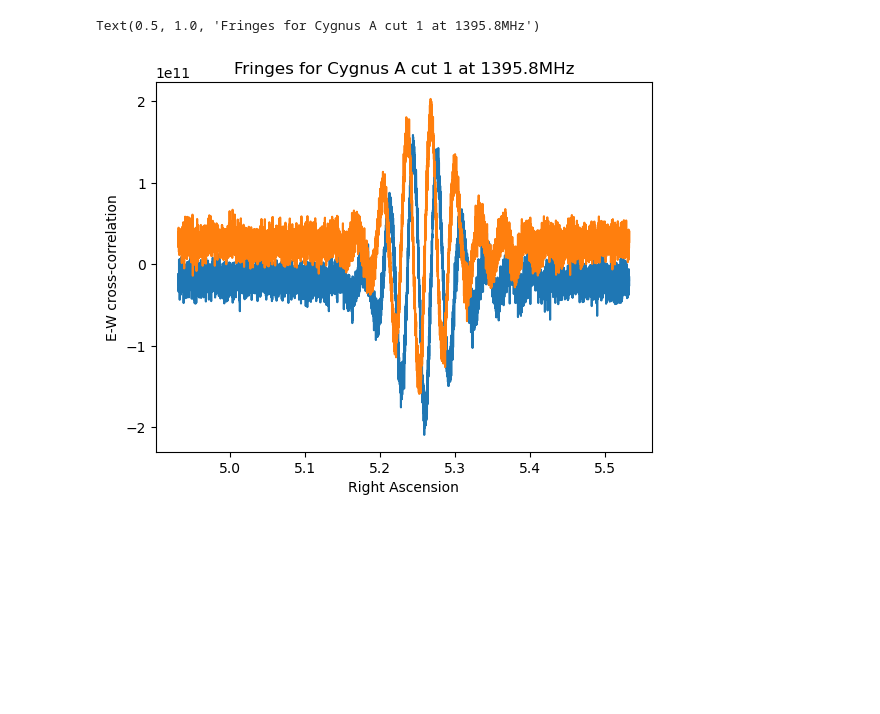
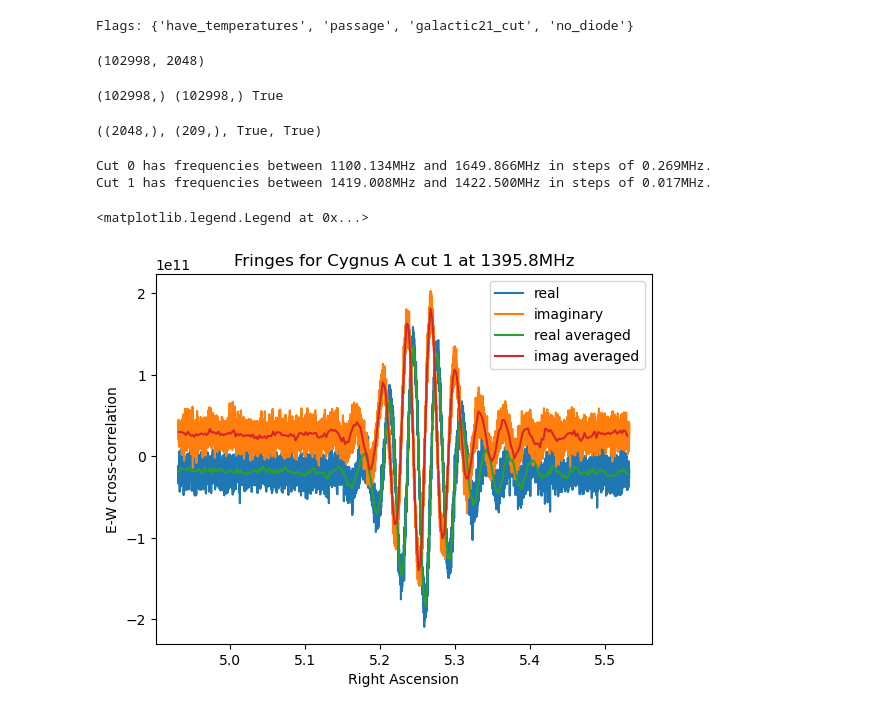
Before and after one commit to bmxdemo/edit23, a Jupyter notebook: example.ipynb, the cells around one changed output. Drawn from its saved outputs; the diff is of its cells as text; code cells hidden in the pictures; blank space fills up the shorter version.

```diff
--- a/example.ipynb
+++ b/example.ipynb
@@ -5,15 +19,51 @@ import bmxobs
 # %%
-# just load the 241 channel (cut 0 for 24 (EW) autocorrelation)
-D = bmxobs.BMXObs('230924_2200', channels='240')
+# just load the 110,240 and 111 channel combinations
+D = bmxobs.BMXObs('230924_2200', channels='110,240,111')
+# there are some flags
+print ("Flags:",D.meta)
+# %% [output]
+Flags: {'have_temperatures', 'passage', 'galactic21_cut', 'no_diode'}
+# %%
+# we access data by their ID. The return is an array which has time-axis as first coordinate and frequency axis as second.
+D[240].shape
+# %% [output]
+(102998, 2048)
+# %%
+# Time coordinates are in MJD or right-ascension.
+print (D.ra.shape, D.mjd.shape, D.ra.shape[0] == D[240].shape[0])
+# other useful precalcualted coordinates are D.dec and galactic coordinated D.lgal, D.bgal
+# %% [output]
+(102998,) (102998,) True
+# %%
+# frequency coordinates are by the cut number
+D.freq[0].shape, D.freq[1].shape, D[110].shape[1] == D.freq[0].shape[0], D[111].shape[1] == D.freq[1].shape[0]
+# %% [output]
+((2048,), (209,), True, True)
+# %%
+# Frequency ranges are linear:
+for e,fl in enumerate(D.freq):
+    print (f"Cut {e} has frequencies between {fl[0]:.3f}MHz and {fl[-1]:.3f}MHz in steps of {fl[1]-fl[0]:.3f}MHz.")
+# %% [output]
+Cut 0 has frequencies between 1100.134MHz and 1649.866MHz in steps of 0.269MHz.
+Cut 1 has frequencies between 1419.008MHz and 1422.500MHz in steps of 0.017MHz.
 # %%
+# we can now plot some fringes around cygnus A
+def avgdata(data,fact):
+    N=len(data)
+    return data[:(N//fact)*fact].reshape((-1,fact)).mean(axis=1)
 ra_cyga = 5.23162
 freq_bin = 1101
 racut = np.where(np.abs(D.ra-ra_cyga)<0.3)
-plt.plot(D.ra[racut],np.real(D[240][racut,freq_bin][0]),label='real')
-plt.plot(D.ra[racut],np.imag(D[240][racut,freq_bin][0]),label='imaginary')
+ra = D.ra[racut]
+sig = D[240][racut,freq_bin][0]
+plt.plot(ra,np.real(sig),label='real')
+plt.plot(ra,np.imag(sig),label='imaginary')
+plt.plot(avgdata(ra,32),avgdata(np.real(sig),32),label='real averaged')
+plt.plot(avgdata(ra,32),avgdata(np.imag(sig),32),label='imag averaged')
 plt.xlabel('Right Ascension')
 plt.ylabel('E-W cross-correlation')
 plt.title(f'Fringes for Cygnus A cut 1 at {D.freq[0][freq_bin]:.1f}MHz')
+plt.legend()
 # %% [output]
-Text(0.5, 1.0, 'Fringes for Cygnus A cut 1 at 1395.8MHz')
+<matplotlib.legend.Legend at 0x...>
-[figure, old version]
+[figure, new version]
```
Also changed, not shown: parts of 6 cells of this notebook.
